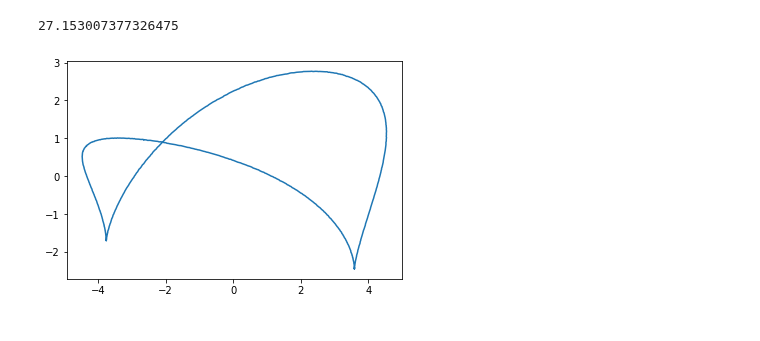
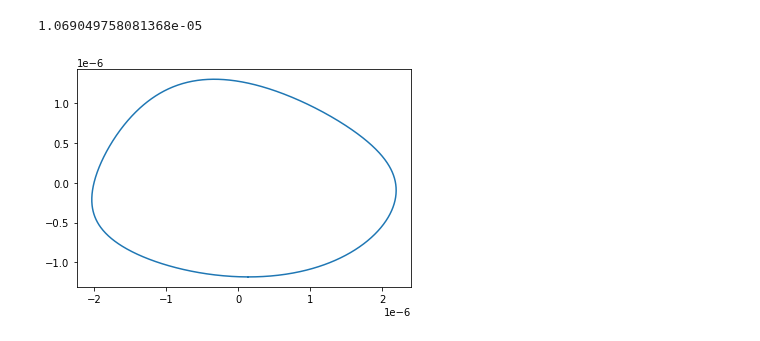
Before and after one commit to KristianWold/Master-Thesis, a Jupyter notebook: notebooks/analysis/Expressivity and Stability.ipynb, the cells around one changed output. Drawn from its saved outputs; the diff is of its cells as text; code cells hidden in the pictures.

Commit message:
Reproduce plots

```diff
--- a/notebooks/analysis/Expressivity and Stability.ipynb
+++ b/notebooks/analysis/Expressivity and Stability.ipynb
@@ -21,10 +43,14 @@ network1 = loader(data_path("network_expressivity_width_5_reps_1_shots_1mill"))
+# %%
+network_dnn = loader(data_path("network_expressivity_width_4_dnn"))
 # %%
 pca = PCA(n_components=2)
-x1 = pca.fit_transform(network1.a[1])
+x = network_dnn.a[7]
 
-print(trajectory_length(x1))
-plt.plot(x1[:,0], x1[:,1])
+x_proj = pca.fit_transform(x)
+
+print(trajectory_length(x))
+plt.plot(x_proj[:,0], x_proj[:,1])
 plt.show()
 # %% [output]
-27.153007377326475
+1.069049758081368e-05
-[figure, old version]
+[figure, new version]
```
Also changed, not shown: parts of 5 cells of this notebook, 12 other files.
